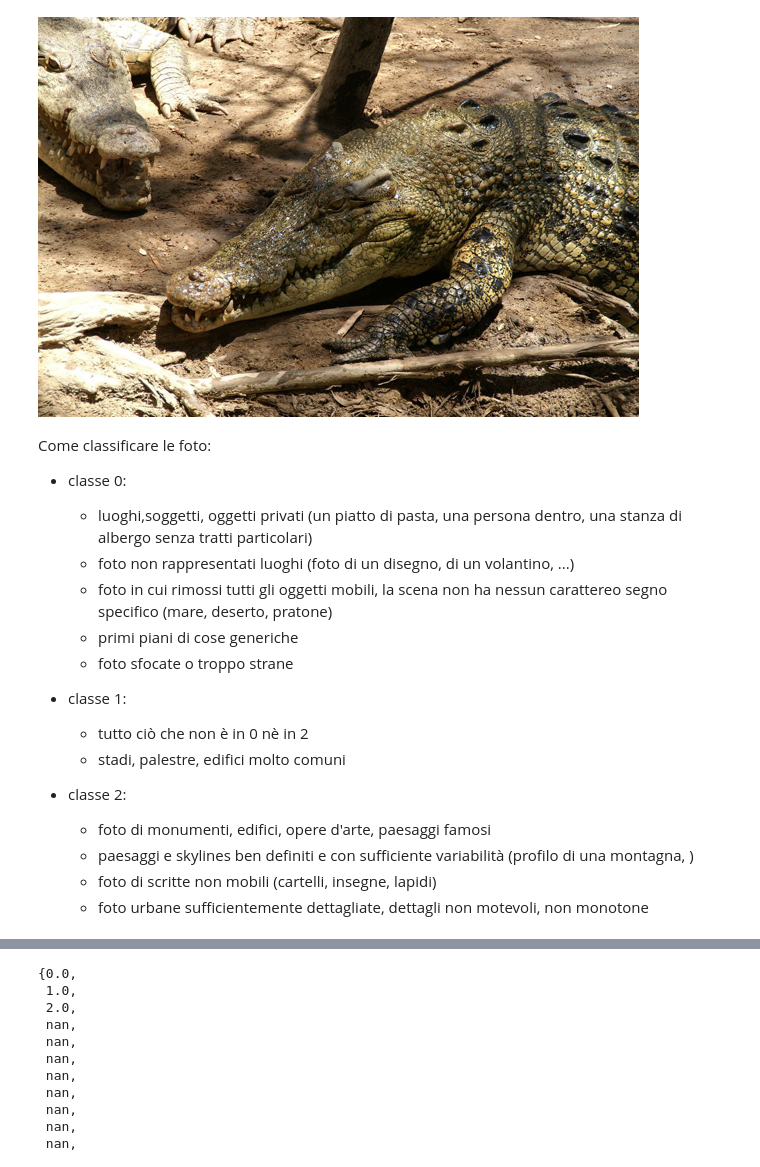
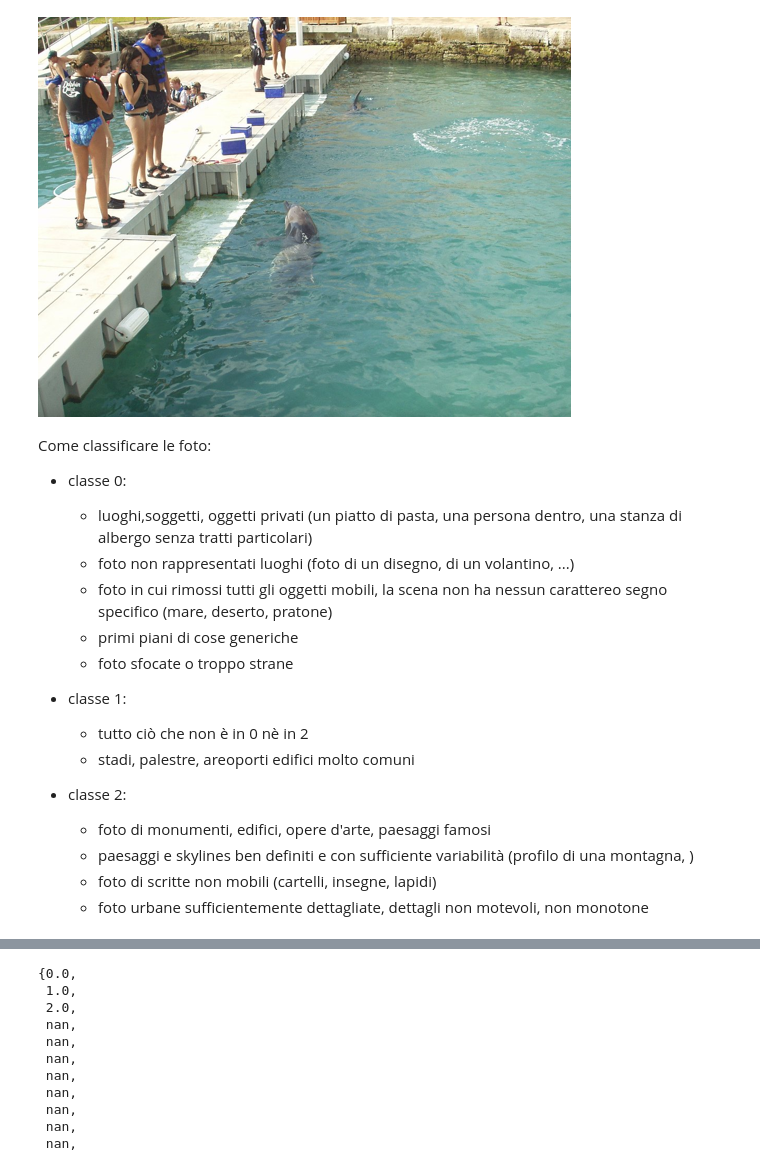
Before and after one commit to ematteli/VisionProject, a Jupyter notebook: GeoEstimation/resources/classifier_localizable.ipynb, the cells around one changed output, grey strips where cells are left out. Drawn from its saved outputs; the diff is of its cells as text; code cells hidden in the pictures.

Commit message:
some images classified

```diff
--- a/GeoEstimation/resources/classifier_localizable.ipynb
+++ b/GeoEstimation/resources/classifier_localizable.ipynb
@@ -30,13 +21,11 @@ im_ds
-# %%
-im_ds.loc[0,'LOC']=0
 # %%
 image = im_ds.loc[0]['IMG_ID']
-path = "images/im2gps/{}".format(image)
+path = "images/im2gps3ktest/{}".format(image)
 view_im = Image.open(path)
 view_im.thumbnail([800, 400])
 display(view_im)
 # %% [output]
-[figure, old version]
+[figure, new version]
 # %% [markdown]
 Come classificare le foto:
 - classe 0:
@@ -48,7 +37,7 @@ Come classificare le foto:
 
 - classe 1:
     - tutto ciò che non è in 0 nè in 2
-    - stadi, palestre, edifici molto comuni
+    - stadi, palestre, areoporti edifici molto comuni
 
 - classe 2:
     - foto di monumenti, edifici, opere d'arte, paesaggi famosi
```
Also changed, not shown: parts of 6 cells of this notebook, 1 other file.
